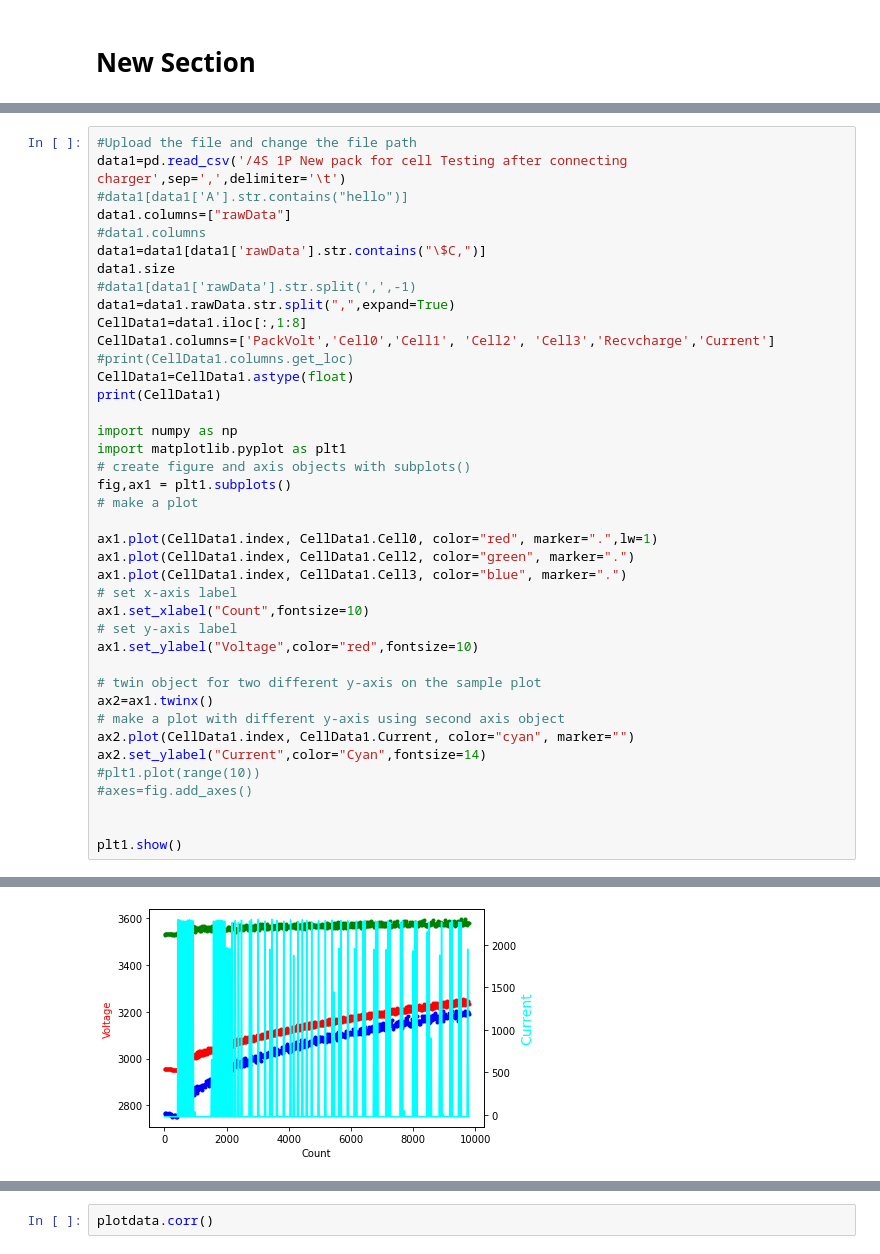
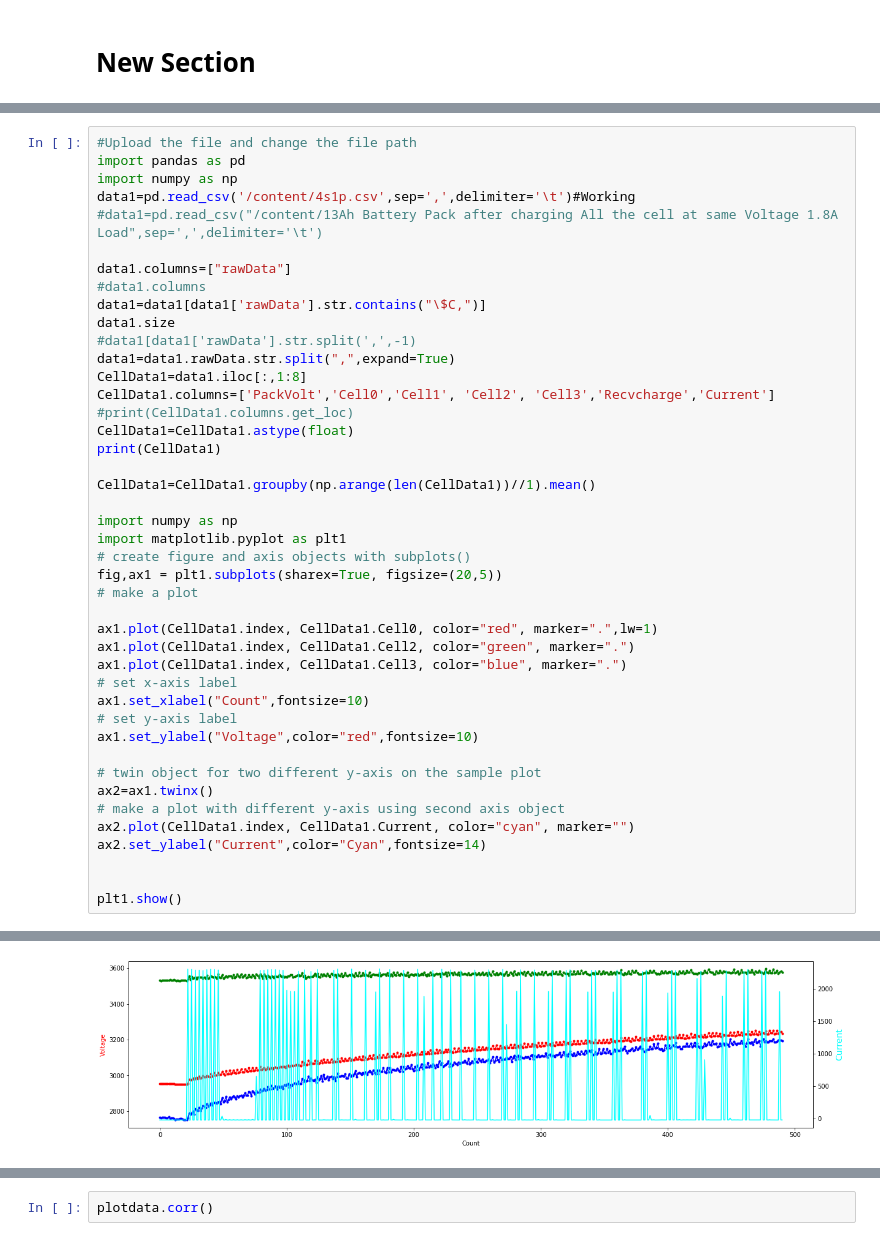
Before and after one commit to priyasathish13/https-classroom.github.com-a-sjC9IRF1, a Jupyter notebook: Welcome_To_Colaboratory.ipynb, the cells around one changed output, grey strips where cells are left out. Drawn from its saved outputs; the diff is of its cells as text.

Commit message:
Added Provision for Uploading the file, Averaging Values and changing the chart size

```diff
--- a/Welcome_To_Colaboratory.ipynb
+++ b/Welcome_To_Colaboratory.ipynb
@@ -50,7 +57,10 @@ data.head(5)
 # %%
 #Upload the file and change the file path
-data1=pd.read_csv('/4S 1P New pack for cell Testing after connecting charger',sep=',',delimiter='\t')
-#data1[data1['A'].str.contains("hello")]
+import pandas as pd
+import numpy as np
+data1=pd.read_csv('/content/4s1p.csv',sep=',',delimiter='\t')#Working
+#data1=pd.read_csv("/content/13Ah Battery Pack after charging All the cell at same Voltage 1.8A Load",sep=',',delimiter='\t')
+
 data1.columns=["rawData"]
 #data1.columns
 data1=data1[data1['rawData'].str.contains("\$C,")]
@@ -63,43 +73,43 @@ CellData1.columns=['PackVolt','Cell0','Cell1', 'Cell2', 'Cell3','Recvcharge','Cu
 CellData1=CellData1.astype(float)
 print(CellData1)
 
+CellData1=CellData1.groupby(np.arange(len(CellData1))//1).mean()
+
 import numpy as np
 import matplotlib.pyplot as plt1
 # create figure and axis objects with subplots()
-fig,ax1 = plt1.subplots()
+fig,ax1 = plt1.subplots(sharex=True, figsize=(20,5))
 # make a plot
 
 ax1.plot(CellData1.index, CellData1.Cell0, color="red", marker=".",lw=1)
 ax1.plot(CellData1.index, CellData1.Cell2, color="green", marker=".")
 ax1.plot(CellData1.index, CellData1.Cell3, color="blue", marker=".")
 # set x-axis label
 ax1.set_xlabel("Count",fontsize=10)
 # set y-axis label
 ax1.set_ylabel("Voltage",color="red",fontsize=10)
 
 # twin object for two different y-axis on the sample plot
 ax2=ax1.twinx()
 # make a plot with different y-axis using second axis object
 ax2.plot(CellData1.index, CellData1.Current, color="cyan", marker="")
 ax2.set_ylabel("Current",color="Cyan",fontsize=14)
-#plt1.plot(range(10))
-#axes=fig.add_axes()
 
 
 plt1.show()
 # %% [output]
       PackVolt   Cell0    Cell1   Cell2   Cell3  Recvcharge  Current
 3       9257.0  2955.0  18488.0  3532.0  2765.0        35.0    -24.0
 23      9252.0  2954.0  11767.0  3530.0  2763.0        35.0    -24.0
 43      9255.0  2955.0  15127.0  3531.0  2764.0        35.0    -24.0
 63      9257.0  2954.0  15128.0  3531.0  2766.0        35.0    -24.0
 83      9255.0  2955.0   8406.0  3531.0  2764.0        35.0    -24.0
 ...        ...     ...      ...     ...     ...         ...      ...
 9719   10038.0  3252.0  10353.0  3586.0  3190.0        38.0    -24.0
 9739   10008.0  3235.0  13448.0  3571.0  3195.0        38.0    -25.0
 9759   10018.0  3242.0  13445.0  3578.0  3199.0        38.0   1952.0
 9779   10028.0  3246.0  18485.0  3582.0  3197.0        38.0    -24.0
 9799   10013.0  3235.0  18491.0  3578.0  3192.0        37.0    -24.0
 
 [491 rows x 7 columns]
-[figure, old version]
+[figure, new version]
```
Also changed, not shown: parts of 5 cells of this notebook.
